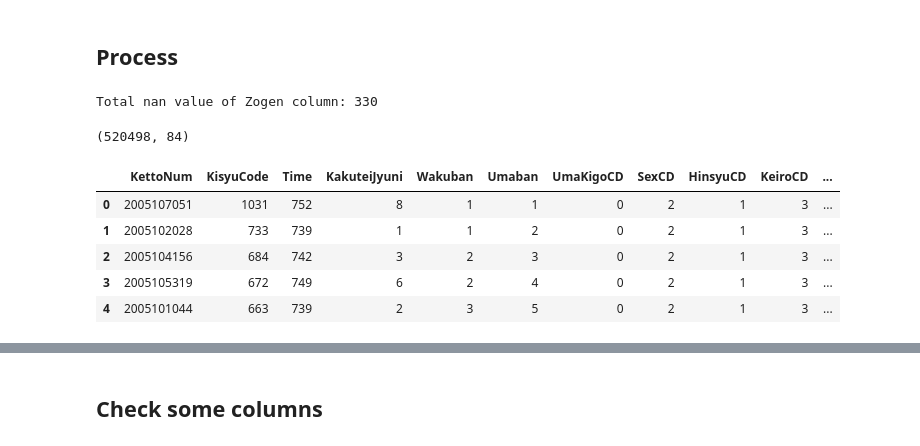
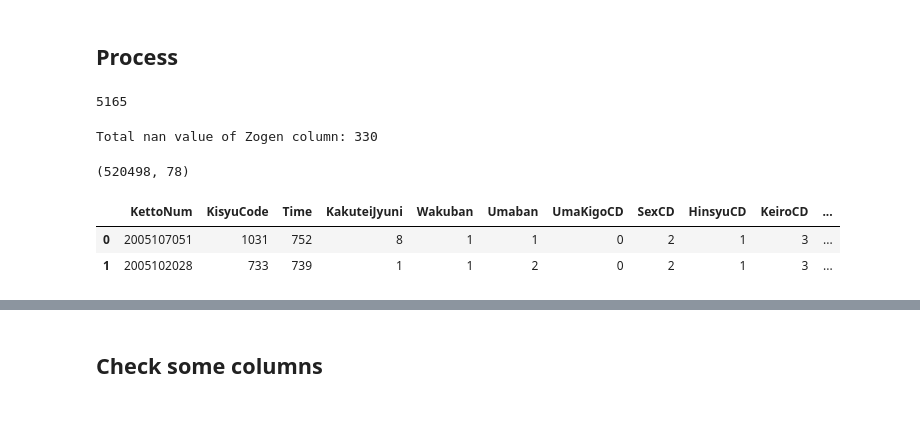
Before and after one commit to danhngan/Horse_racing_prediction, a Jupyter notebook: notebook/firstlooking.ipynb, the cells around one changed output, grey strips where cells are left out. Saved outputs shown, nothing was run; the diff lists cells and outputs as text; code cells hidden in the pictures; blank space fills up the shorter version.

```diff
--- a/notebook/firstlooking.ipynb
+++ b/notebook/firstlooking.ipynb
@@ -169,0 +190,3 @@ memory usage: 316.8+ MB
+# %%
+SE_df['BaTaijyu'] = pd.to_numeric(SE_df['BaTaijyu'], errors='coerce')
+SE_df['BaTaijyu'].isna().sum()
@@ -170,7 +195,14 @@ memory usage: 316.8+ MB
 # %%
 # 'id$Kaiji' and 'id$Nichiji' are not necessary
 SE_id_cols = ['id$Year', 'id$MonthDay', 'id$JyoCD', 'id$RaceNum']
-SE_excepted_cols = ['id$Kaiji', 'id$Nichiji', 'head$MakeDate$Year', 'head$MakeDate$Month', 'head$MakeDate$Day','line_no'] + [col for col in SE_df.columns if 'Before' in col or 'Time' in col]
+SE_excepted_cols = [
+# not necessary
+'id$Kaiji', 'id$Nichiji', 'head$MakeDate$Year', 'head$MakeDate$Month', 'head$MakeDate$Day','line_no',
+# can not use for prediction
+'Jyuni1c','Jyuni2c','Jyuni3c','Jyuni4c', 'Odds',
+# has same meaning with another col
+'ChakuUmaInfo$1$KettoNum', 'ChakuUmaInfo$2$KettoNum', 'ChakuUmaInfo$3$KettoNum'
+] + [col for col in SE_df.columns if 'Before' in col or 'Time' in col]
 target_cols = ['Time', 'KakuteiJyuni']
 horse_jockey_id_cols = ['KettoNum', 'KisyuCode']
 SE_cols = columns_filter(SE_df, retained_cols=SE_id_cols + horse_jockey_id_cols + target_cols, output_filepath='SE_cols_filter.txt', excepted_cols=SE_excepted_cols)
@@ -179,7 +229,7 @@ SE_cols = columns_filter(SE_df, retained_cols=SE_id_cols + horse_jockey_id_cols
 # %% [markdown]
 ## Functions
 # %%
-def encode_raceid(return_date_only = False) -> str:
+def encode_raceid(return_date_only: bool = False): # -> str | pd.Timestamp: # python version >= 3.10
     """
     return race id following format `yyyy-mm-dd racenum:racetrackid`
     """
@@ -193,7 +243,7 @@ def encode_raceid(return_date_only = False) -> str:
         if len(day) < 2: day = '0' + day
 
         if return_date_only:
-            return f'{year}-{month}-{day}'
+            return pd.to_datetime(f'{year}-{month}-{day}')
 
         # retrieve race id
         racetrack_code = str(row['id$JyoCD'])
@@ -208,7 +258,7 @@ def encode_raceid(return_date_only = False) -> str:
 
 def decode_time(time):
     """
-    return time in millisecond unit
+    return time in 100millisecond unit
     """
     minute = time//1000
     millisecond = time%1000
@@ -240,3 +288,8 @@ df_merged = pd.merge(SE_lite_df, RA_lite_df, left_on='raceid', right_on='raceid'
+# %%
+df_merged = pd.merge(SE_lite_df, RA_lite_df, left_on='raceid', right_on='raceid', how='left')
+df_merged.drop('RecordUpKubun_y', axis=1, inplace=True)
+df_merged.rename({'RecordUpKubun_x': 'RecordUpKubun'}, inplace=True)
+df_merged = df_merged[['raceid', 'racedate'] + [col for col in df_merged.columns if col not in ['raceid', 'racedate']]]
 # %%
 print(df_merged.shape)
 df_merged.head(2)
@@ -248,5 +301,9 @@ df_merged.head(2)
 # %% [markdown]
 ## Process
+# %%
+df_merged['racedate'].isna().sum()
+# %% [output]
+5165
 # %%
 # drop rows with nan values
 df_merged.dropna(axis=0, inplace=True)
@@ -266,15 +323,12 @@ print('Total nan value of Zogen column:',df_merged['Zogen'].isna().sum())
 Total nan value of Zogen column: 330
 # %%
 print(df_merged.shape)
-df_merged.head()
+df_merged.head(2)
 # %% [output]
-(520498, 84)
+(520498, 78)
 |  | KettoNum | KisyuCode | Time | KakuteiJyuni | Wakuban | Umaban | UmaKigoCD | SexCD | HinsyuCD | KeiroCD | ... |
 | 0 | 2005107051 | 1031 | 752 | 8 | 1 | 1 | 0 | 2 | 1 | 3 | ... |
 | 1 | 2005102028 | 733 | 739 | 1 | 1 | 2 | 0 | 2 | 1 | 3 | ... |
-| 2 | 2005104156 | 684 | 742 | 3 | 2 | 3 | 0 | 2 | 1 | 3 | ... |
-| 3 | 2005105319 | 672 | 749 | 6 | 2 | 4 | 0 | 2 | 1 | 3 | ... |
-| 4 | 2005101044 | 663 | 739 | 2 | 3 | 5 | 0 | 2 | 1 | 3 | ... |
 # %%
 df_merged.columns
 # %% [output]
```
Also changed, not shown: parts of 9 cells of this notebook, 2 other files.
